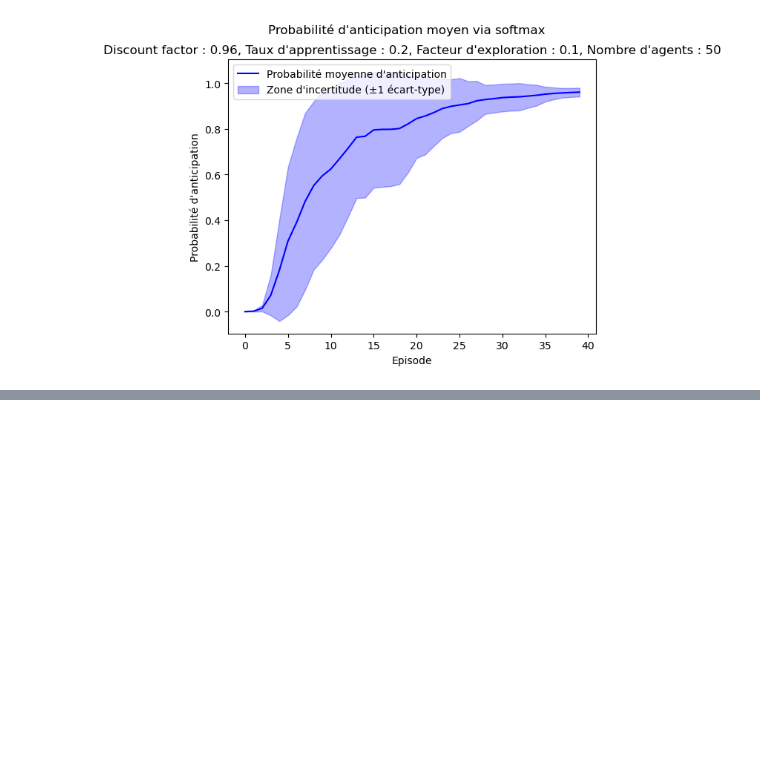
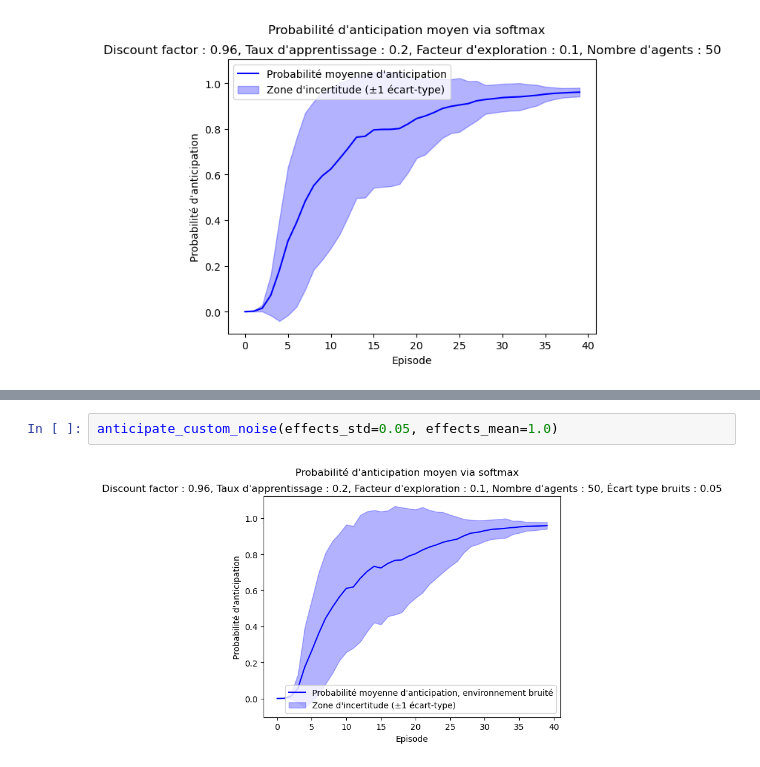
Before and after one commit to TsunomakiWatamelon/Homeostatic-Reinforcement-Learning, a Jupyter notebook: src/experiments/anticipatory.ipynb, the cells around one changed output, grey strips where cells are left out. Saved outputs shown, nothing was run; the diff lists cells and outputs as text; blank space fills up the shorter version.

```diff
--- a/src/experiments/anticipatory.ipynb
+++ b/src/experiments/anticipatory.ipynb
@@ -279,0 +385,4 @@ plt.show()
+# %%
+anticipate_custom_noise(effects_std=0.05, effects_mean=1.0)
+# %% [output]
+[figure, added]
```
Also changed, not shown: parts of 8 cells of this notebook, 3 other files.
